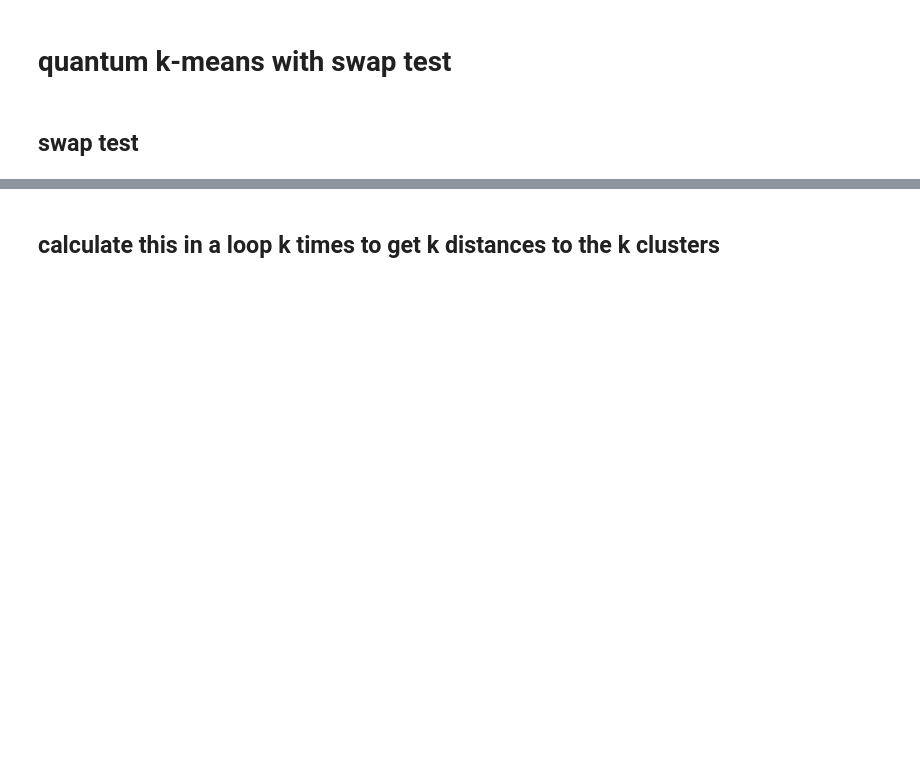
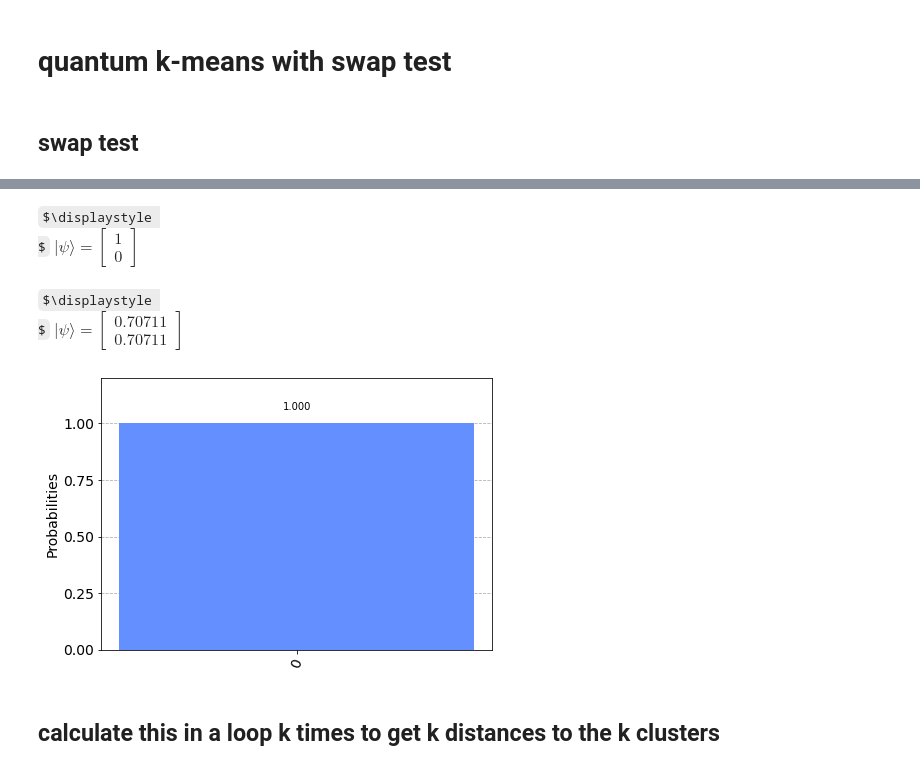
Before and after one commit to kingusiu/laspaclu, a Jupyter notebook: playground/kMeans_swapTest.ipynb, the cells around one changed output, grey strips where cells are left out. Drawn from its saved outputs; the diff is of its cells as text; code cells hidden in the pictures; some formulas as TeX source; blank space fills up the shorter version.

```diff
--- a/playground/kMeans_swapTest.ipynb
+++ b/playground/kMeans_swapTest.ipynb
@@ -131,3 +204,39 @@ qr_0: ┤ H ├┤ Z ├
+# %%
+# run the circuit and output result state vector
+backend = Aer.get_backend('statevector_simulator')
+qobj = assemble(qc)
+result = backend.run(qobj).result()
+statevec = result.get_statevector()
+from qiskit_textbook.tools import vector2latex
+vector2latex(statevec, pretext="|\\psi\\rangle =")
+# %% [output]
+$\displaystyle
+$$ |\psi\rangle =\begin{bmatrix}
+1 \\
+0\end{bmatrix} $
+# %%
+# run the circuit and output result state vector
+backend = Aer.get_backend('statevector_simulator')
+qobj = assemble(qc)
+result = backend.run(qobj).result()
+statevec = result.get_statevector()
+from qiskit_textbook.tools import vector2latex
+vector2latex(statevec, pretext="|\\psi\\rangle =")
+# %% [output]
+$\displaystyle
+$$ |\psi\rangle =\begin{bmatrix}
+0.70711 \\
+0.70711\end{bmatrix} $
+# %%
+qc.measure_all()
+
+qasm_sim = Aer.get_backend('qasm_simulator')
+qobj = assemble(grover_op)
+result = qasm_sim.run(qobj).result()
+counts = result.get_counts()
+plot_histogram(counts)
+# %% [output]
+[figure, added]
 # %% [markdown]
 ## calculate this in a loop k times to get k distances to the k clusters
 # %%
```
Also changed, not shown: parts of 11 cells of this notebook.
